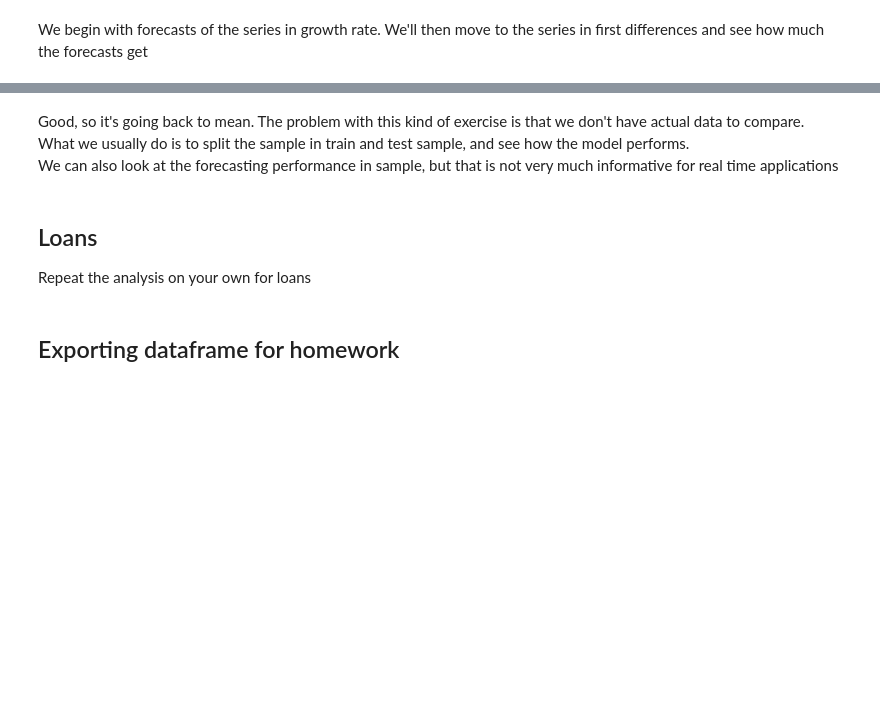
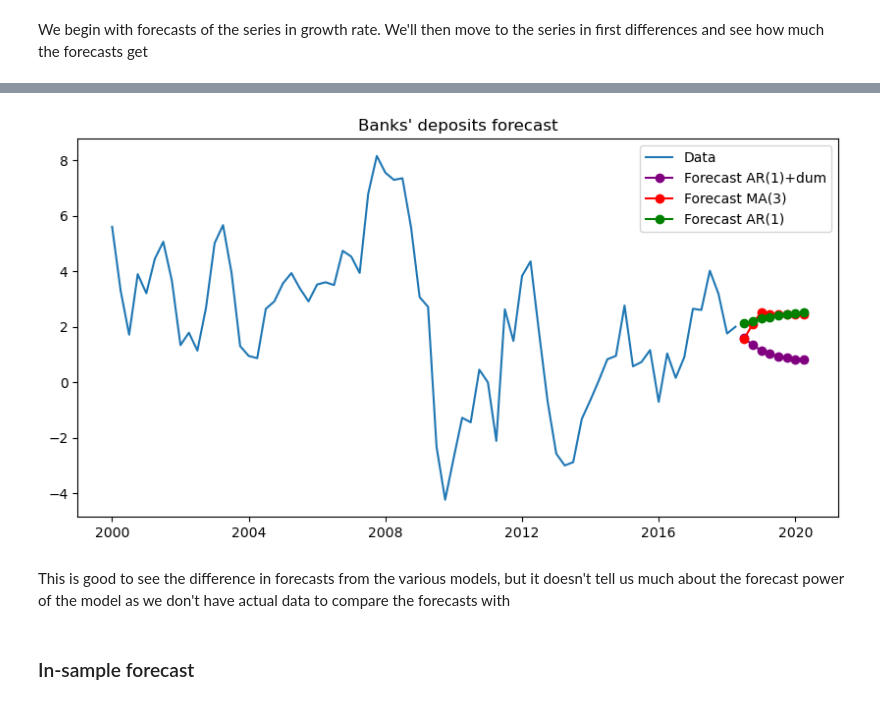
Before and after one commit to hugobrrss/FBF, a Jupyter notebook: labsession1.ipynb, the cells around one changed output, grey strips where cells are left out. Saved outputs shown, nothing was run; the diff lists cells and outputs as text; code cells hidden in the pictures; blank space fills up the shorter version.

```diff
--- a/labsession1.ipynb
+++ b/labsession1.ipynb
@@ -643,9 +576,10 @@ series = final_df['de_dep_d'].dropna()
 
 # create the step dummy
 dummy = (series.index >= "2009Q1").astype(int)
+exog_with_const = sm.add_constant(dummy)  # manually adding a constant to the dummy
 
 # define and fit the model
-model = ARIMA(series, order=(1,0,1), exog=dummy)
+model = ARIMA(series, order=(1,0,1), exog=exog_with_const, trend='n')
 result_arma11_dum = model.fit()
 print(result_arma11_dum.summary())
 # %% [output]
@@ -822,7 +756,8 @@ plt.show()
 # Not so clear, but let's try with the step dummy regardless
 series = final_df['de_dep_g'].dropna()
 dummy_g = (series.index >= "2009Q1").astype(int)
-model = ARIMA(series, order=(1,0,0),exog=dummy_g)
+exog_with_const = sm.add_constant(dummy_g)  # manually adding a constant to the dummy
+model = ARIMA(series, order=(1,0,0),exog=exog_with_const,trend='n')  # adding trend='n' to avoid having double constant
 result_ar1_dum_g = model.fit()
 print(result_ar1_dum_g.summary())
 # %% [output]
@@ -980,9 +859,0 @@ plt.show()
-# %% [markdown]
-Good, so it's going back to mean. The problem with this kind of exercise is that we don't have actual data to compare.
-What we usually do is to split the sample in train and test sample, and see how the model performs.
-We can also look at the forecasting performance in sample, but that is not very much informative for real time applications
-# %% [markdown]
-## Loans
-Repeat the analysis on your own for loans
-# %% [markdown]
-## Exporting dataframe for homework
@@ -990,0 +860,46 @@ final_df.to_pickle("final_df.pkl")
+# %%
+series = final_df['de_dep_g'].loc["2000Q1":"2018Q4"].dropna()
+n_forecast = 8
+
+forecast_result_g_ma3 = result_ma3_g.get_forecast(steps=n_forecast)
+forecast_mean_g_ma3 = forecast_result_g_ma3.predicted_mean
+
+exog_forecast = np.ones((n_forecast, 2))  # First column: 1s (constant)
+forecast_result_g_ar1_0 = result_ar1_dum_g.get_forecast(steps=n_forecast,exog=exog_forecast)
+forecast_mean_g_ar1_0 = forecast_result_g_ar0.predicted_mean
+
+
+forecast_result_g_ar1 = result_ar1_g.get_forecast(steps=n_forecast)
+forecast_mean_g_ar1 = forecast_result_g_ar1.predicted_mean
+
+
+# let's plot the forecast
+# Convert PeriodIndex to timestamp for plotting
+series_plot = series.copy()
+series_plot.index = series_plot.index.to_timestamp()
+
+forecast_mean_plot0 = forecast_mean_g_ar1_0.copy()
+forecast_mean_plot0.index = forecast_mean_plot0.index.to_timestamp()
+
+forecast_mean_plot1 = forecast_mean_g_ma3.copy()
+forecast_mean_plot1.index = forecast_mean_plot1.index.to_timestamp()
+
+forecast_mean_plot2 = forecast_mean_g_ar1.copy()
+forecast_mean_plot2.index = forecast_mean_plot2.index.to_timestamp()
+
+
+# Plot
+plt.figure(figsize=(10,5))
+plt.plot(series_plot.index, series_plot, label='Data')
+plt.plot(forecast_mean_plot0.index, forecast_mean_plot0, label='Forecast AR(1)+dum', color='purple', marker='o')
+plt.plot(forecast_mean_plot1.index, forecast_mean_plot1, label='Forecast MA(3)', color='red', marker='o')
+plt.plot(forecast_mean_plot2.index, forecast_mean_plot2, label='Forecast AR(1)', color='green', marker='o')
+plt.title("Banks' deposits forecast")
+plt.legend()
+plt.show()
+# %% [output]
+[figure, added]
+# %% [markdown]
+This is good to see the difference in forecasts from the various models, but it doesn't tell us much about the forecast power of the model as we don't have actual data to compare the forecasts with
+# %% [markdown]
+### In-sample forecast
```
Also changed, not shown: parts of 31 cells of this notebook.
